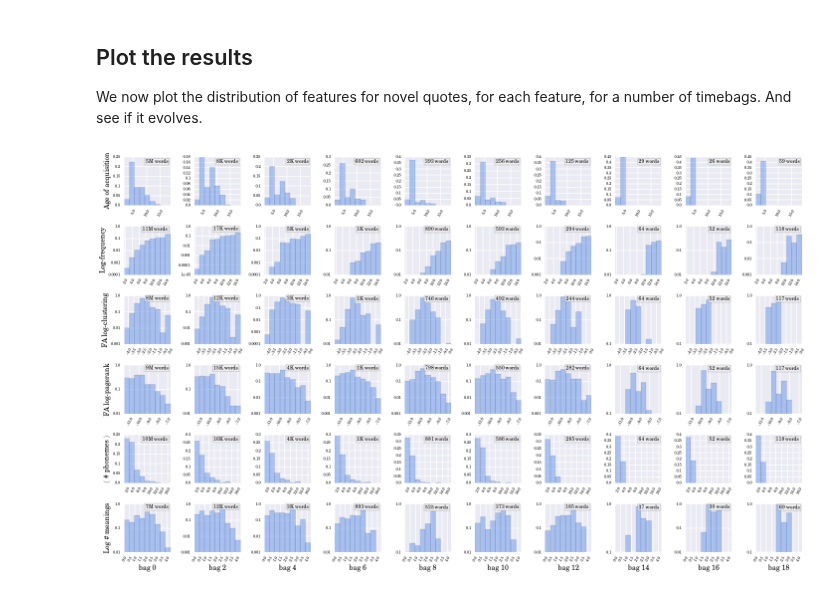
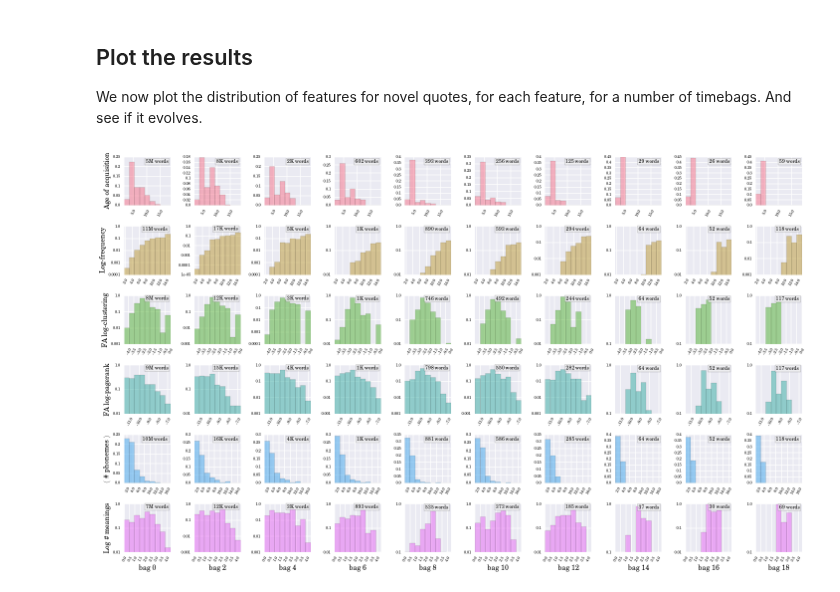
Before and after one commit to wehlutyk/brainscopypaste, a Jupyter notebook: paper_features_timebags_evolution_recursive_min-20-tbgs.ipynb, the cells around one changed output. Drawn from its saved outputs; the diff is of its cells as text; code cells hidden in the pictures.

Commit message:
Add colors to our paper plots

```diff
--- a/paper_features_timebags_evolution_recursive_min-20-tbgs.ipynb
+++ b/paper_features_timebags_evolution_recursive_min-20-tbgs.ipynb
@@ -73,6 +73,7 @@ n_timebags_step = 2    # Step between two plotted timebags
 small_fontsize = 8     # fontsize for small, not so important text
 med_fontsize = 10      # fontsize for medium, moderately important text
 big_fontsize = 14      # fontsize for big, important text
+palette = sb.color_palette('husl', len(included_features))
 
 fig, axs = mpl.pyplot.subplots(len(included_features), n_timebags_shown,
                                figsize=(2 * n_timebags_shown, 2 * len(included_features)))
@@ -84,32 +85,32 @@ for i, ffullname in enumerate(included_features):
 
     log = st.mt_analysis_features[fsrc][ftype]['log']
     tbgs_empirical_values = empirical_features[fsrc][ftype]
 
     vals = []
     for lvals in tbgs_empirical_values[:n_timebags_shown * n_timebags_step:n_timebags_step]:
         # Convert to log if asked to
         vals.append(np.log(lvals) if log else lvals)
     vmin = np.array([v.min() for v in vals]).min()
     vmax = np.array([v.max() for v in vals]).max()
     bins = np.linspace(vmin, vmax, nbins)
 
     axs[i, 0].set_ylabel(translate(ffullname), fontsize=big_fontsize)
     for j in range(n_timebags_shown):
-        axs[i, j].hist(vals[j], bins=bins, log=log, normed=True, color="#6495ED", alpha=0.5)
+        axs[i, j].hist(vals[j], bins=bins, log=log, normed=True, color=palette[i], alpha=0.5)
         axs[i, j].set_xlim([bins.min(), bins.max()])
         axs[i, j].set_xticklabels(axs[i, j].get_xticks(), rotation=60, fontsize=small_fontsize)
         axs[i, j].set_yticklabels(axs[i, j].get_yticks(), fontsize=small_fontsize)
         xmin, xmax = axs[i, j].get_xlim()
         xspan = xmax - xmin
         ymin, ymax = axs[i, j].get_ylim()
         yspan = ymax - ymin
         axs[i, j].text(xmin + xspan * 0.95, ymin + yspan * 0.95, build_nwords_string(len(vals[j])),
                        ha='right', va='top', fontsize=med_fontsize,
                        bbox=dict(facecolor=sb.desaturate('#EAEAF2', 0.2), alpha=0.7))
 
 for j in range(n_timebags_shown):
     axs[-1, j].set_xlabel('bag {}'.format(j * n_timebags_step), fontsize=big_fontsize)
 fig.tight_layout()
 fig.savefig('paper-figures/timebags_evolution.png', bbox_inches='tight', dpi=300)
 # %% [output]
-[figure, old version]
+[figure, new version]
```
Also changed, not shown: 4 other files.
